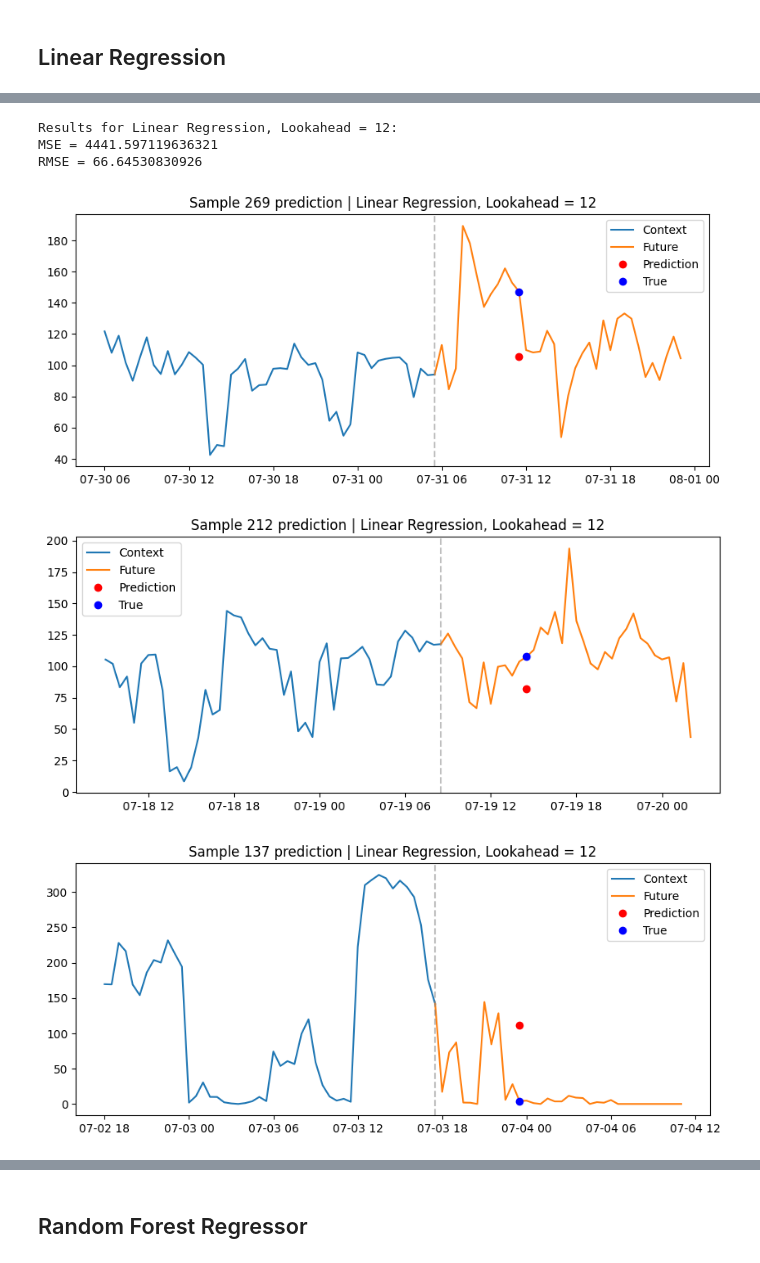
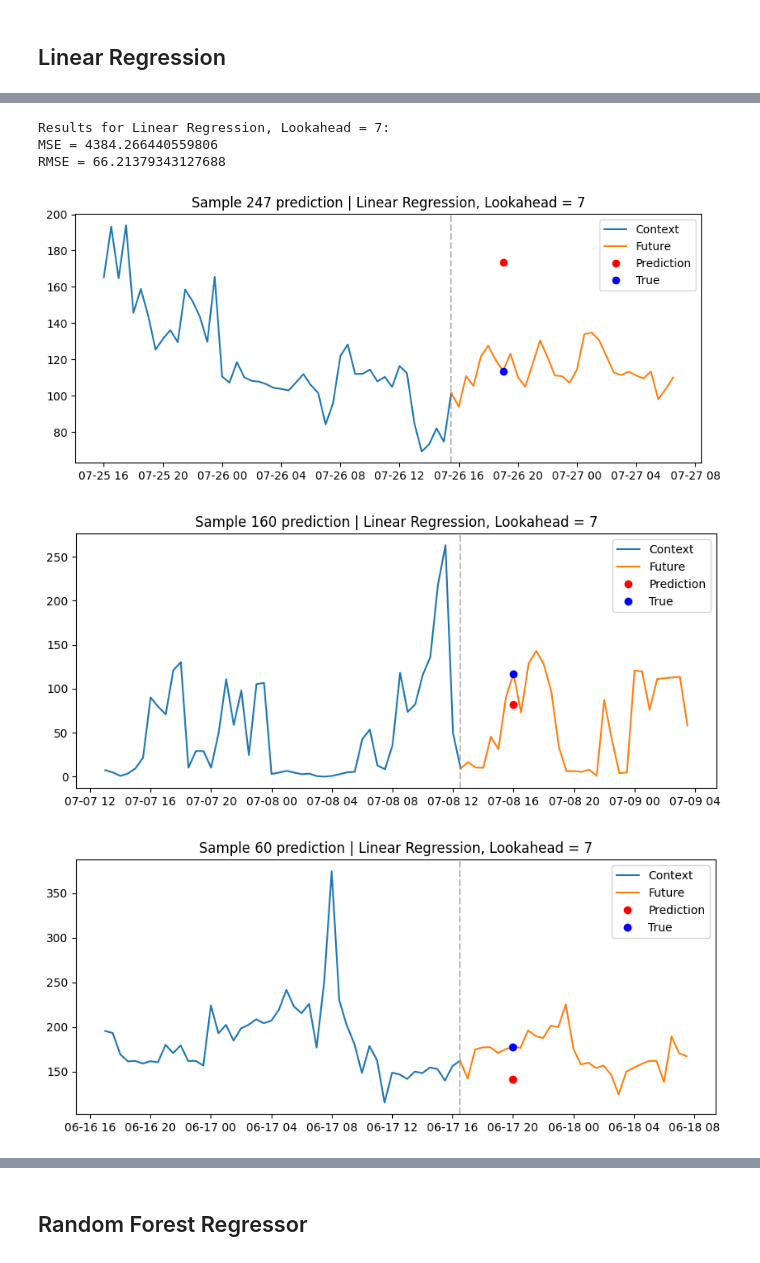
Before and after one commit to LennoxC/aiml338-a2, a Jupyter notebook: Time Series Analysis.ipynb, the cells around one changed output, grey strips where cells are left out. Drawn from its saved outputs; the diff is of its cells as text; code cells hidden in the pictures.

```diff
--- a/Time Series Analysis.ipynb
+++ b/Time Series Analysis.ipynb
@@ -686,9 +686,9 @@ RMSE = 68.56070091664427
 # %%
-test_model(df_train, df_test, regression_pipeline, lookahead=12, name="Linear Regression, Lookahead = 12")
+test_model(df_train, df_test, regression_pipeline, lookahead=7, name="Linear Regression, Lookahead = 7")
 # %% [output]
-Results for Linear Regression, Lookahead = 12:
-MSE = 4441.597119636321
-RMSE = 66.64530830926
+Results for Linear Regression, Lookahead = 7:
+MSE = 4384.266440559806
+RMSE = 66.21379343127688
-[figure, old version]
+[figure, new version]
-[figure, old version]
+[figure, new version]
-[figure, old version]
+[figure, new version]
```
Also changed, not shown: parts of 12 cells of this notebook.
